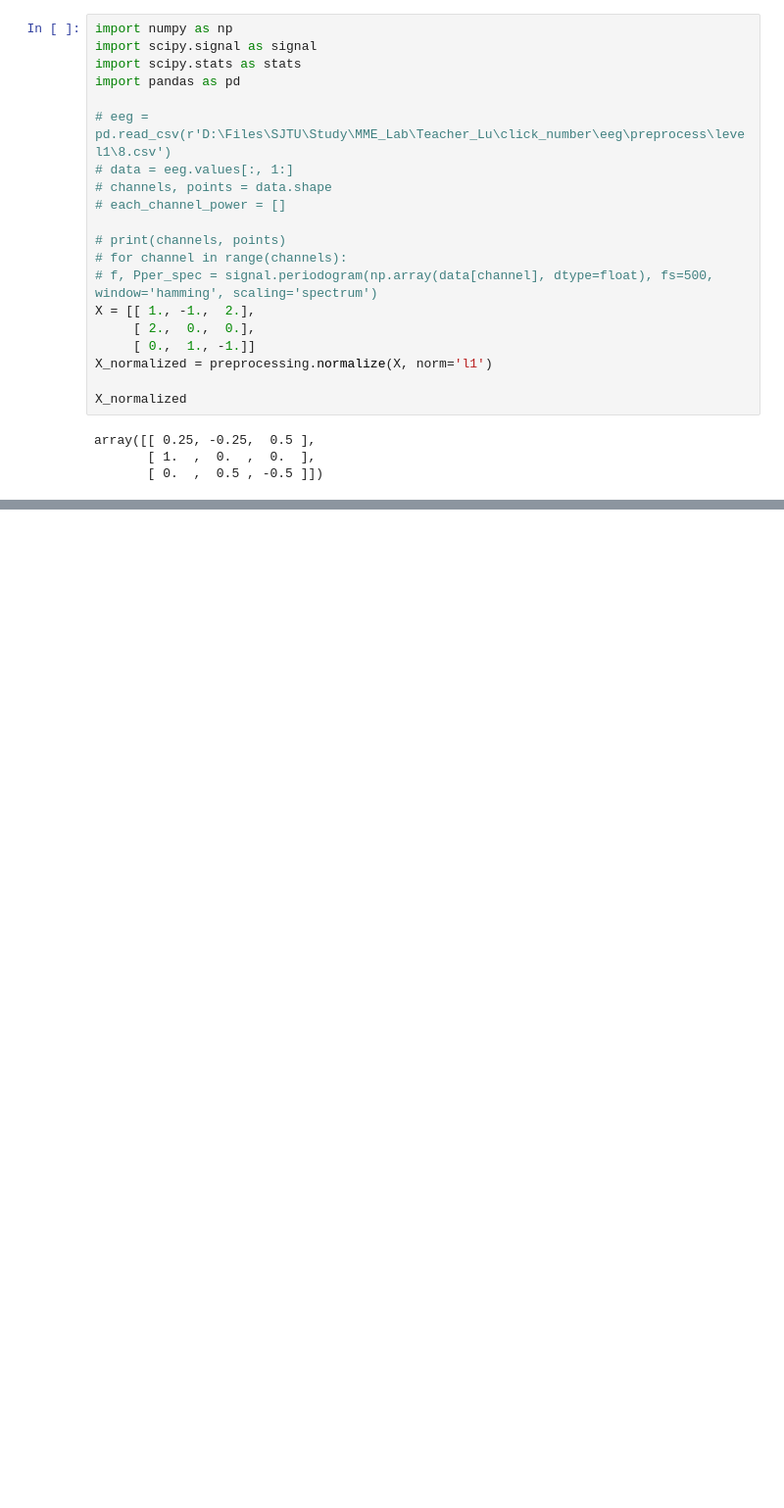
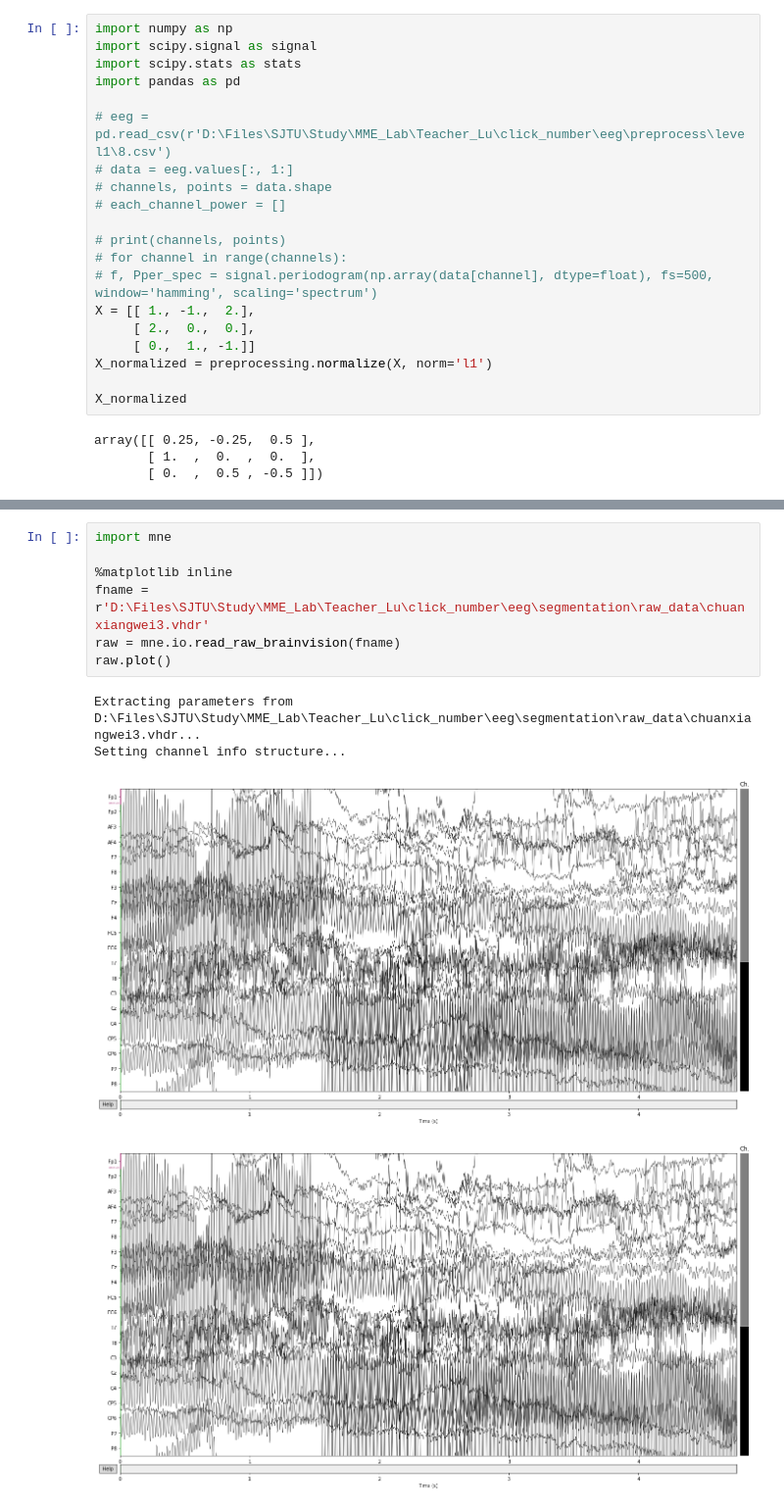
Before and after one commit to sheep9159/click_number, a Jupyter notebook: Untitled.ipynb, the cells around one changed output, grey strips where cells are left out. Shown at 98% size. Saved outputs shown, nothing was run; the diff lists cells and outputs as text; blank space fills up the shorter version.

```diff
--- a/Untitled.ipynb
+++ b/Untitled.ipynb
@@ -473,0 +739,12 @@ tensor([[1, 1, 1, 1, 1],
+# %%
+import mne
+
+%matplotlib inline
+fname = r'D:\Files\SJTU\Study\MME_Lab\Teacher_Lu\click_number\eeg\segmentation\raw_data\chuanxiangwei3.vhdr'
+raw = mne.io.read_raw_brainvision(fname)
+raw.plot()
+# %% [output]
+Extracting parameters from D:\Files\SJTU\Study\MME_Lab\Teacher_Lu\click_number\eeg\segmentation\raw_data\chuanxiangwei3.vhdr...
+Setting channel info structure...
+[figure, added]
+[figure, added]
```
Also changed, not shown: parts of 11 cells of this notebook, 8 other files.
